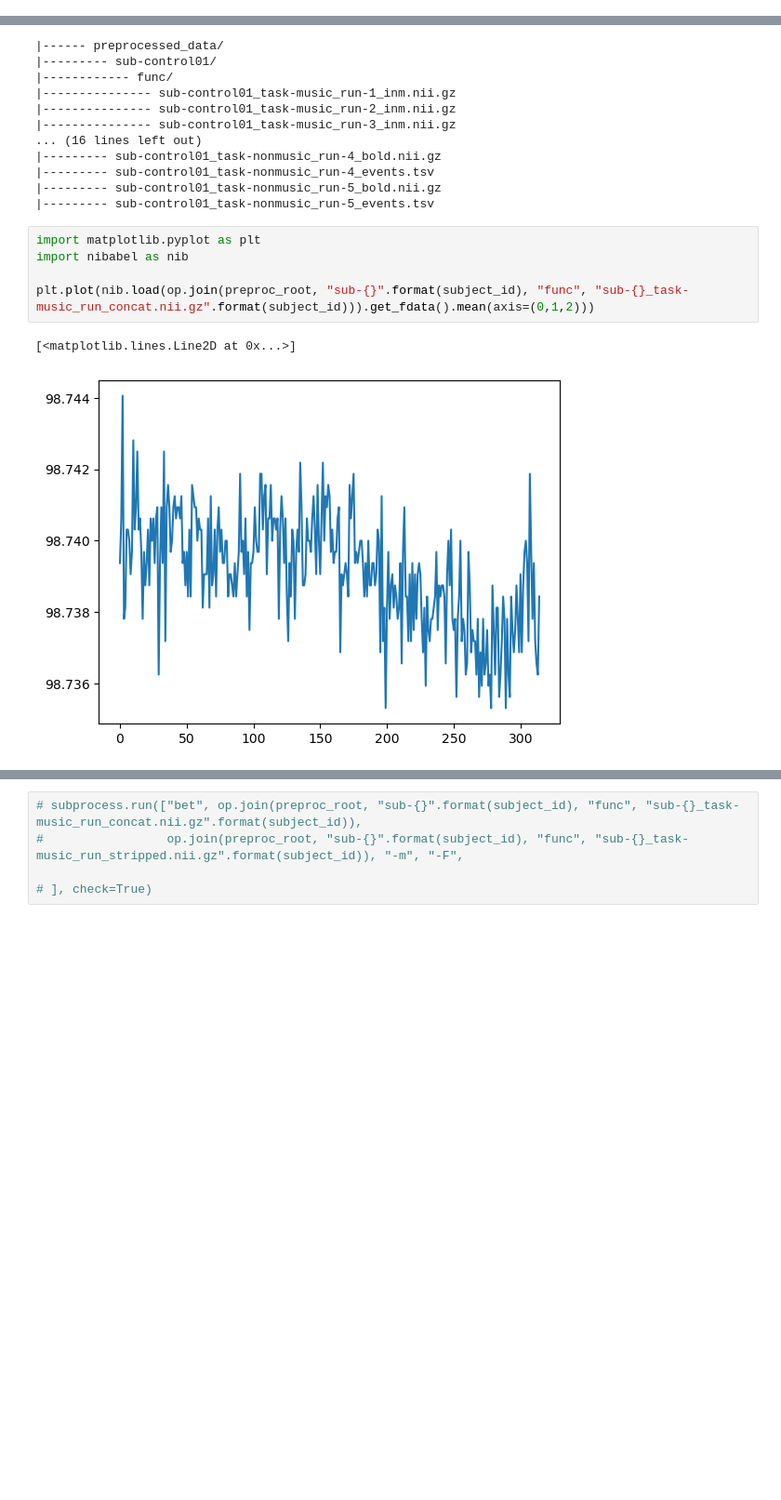
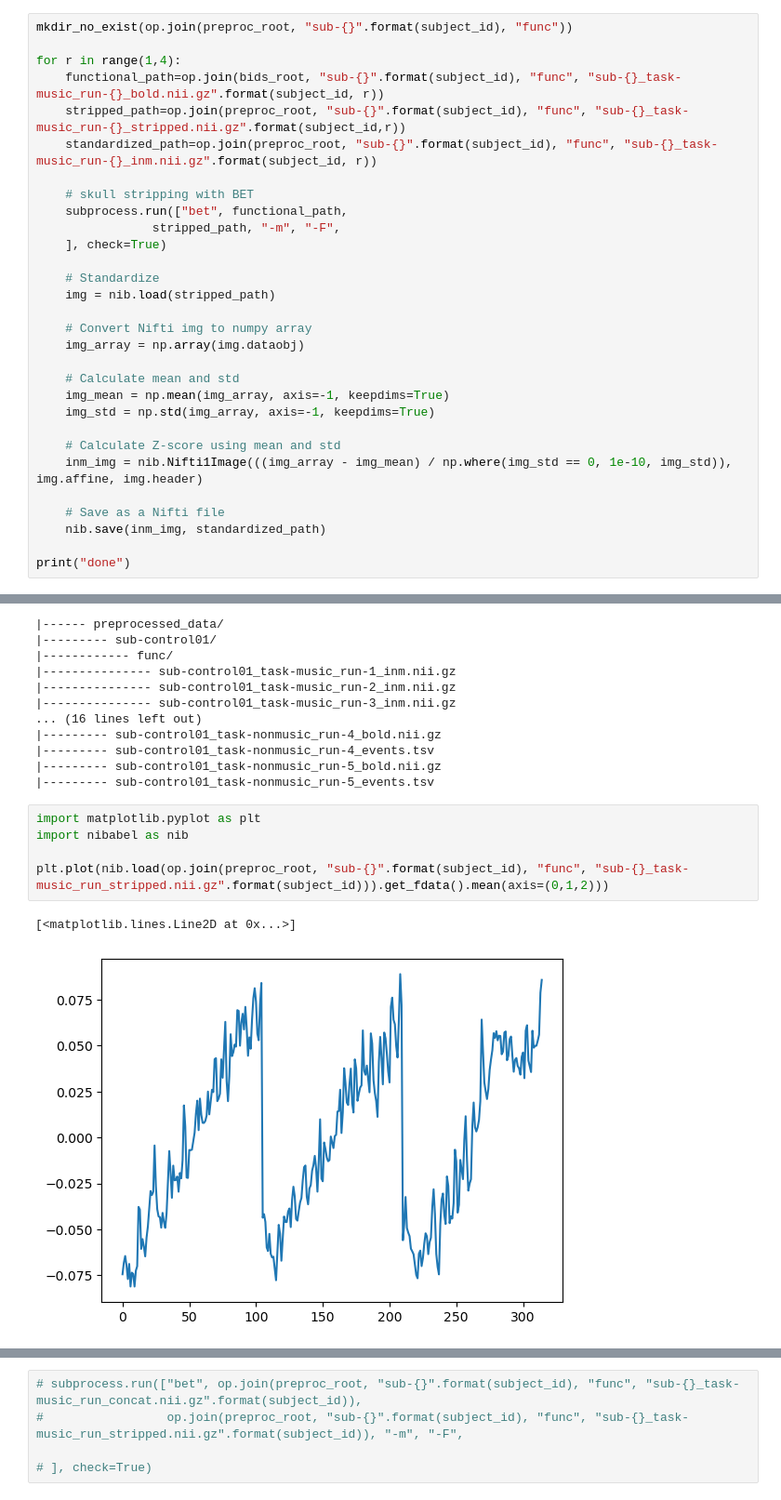
Before and after one commit to Ayphoss/NX-422, a Jupyter notebook: Miniproject-1.ipynb, the cells around one changed output, grey strips where cells are left out. Shown at 93% size. Cells and saved outputs as stored; diff of their text form; blank space fills up the shorter version.

```diff
--- a/Miniproject-1.ipynb
+++ b/Miniproject-1.ipynb
@@ -251,0 +240,30 @@ done
+# %%
+mkdir_no_exist(op.join(preproc_root, "sub-{}".format(subject_id), "func"))
+
+for r in range(1,4):
+    functional_path=op.join(bids_root, "sub-{}".format(subject_id), "func", "sub-{}_task-music_run-{}_bold.nii.gz".format(subject_id, r))
+    stripped_path=op.join(preproc_root, "sub-{}".format(subject_id), "func", "sub-{}_task-music_run-{}_stripped.nii.gz".format(subject_id,r))
+    standardized_path=op.join(preproc_root, "sub-{}".format(subject_id), "func", "sub-{}_task-music_run-{}_inm.nii.gz".format(subject_id, r))
+
+    # skull stripping with BET
+    subprocess.run(["bet", functional_path,
+                stripped_path, "-m", "-F",
+    ], check=True)
+
+    # Standardize
+    img = nib.load(stripped_path)
+
+    # Convert Nifti img to numpy array
+    img_array = np.array(img.dataobj)
+
+    # Calculate mean and std
+    img_mean = np.mean(img_array, axis=-1, keepdims=True)
+    img_std = np.std(img_array, axis=-1, keepdims=True)
+
+    # Calculate Z-score using mean and std
+    inm_img = nib.Nifti1Image(((img_array - img_mean) / np.where(img_std == 0, 1e-10, img_std)), img.affine, img.header)
+
+    # Save as a Nifti file
+    nib.save(inm_img, standardized_path)
+
+print("done")
@@ -298,9 +318,9 @@ print_dir_tree(bids_root, max_depth=5)
 # %%
 import matplotlib.pyplot as plt
 import nibabel as nib
 
-plt.plot(nib.load(op.join(preproc_root, "sub-{}".format(subject_id), "func", "sub-{}_task-music_run_concat.nii.gz".format(subject_id))).get_fdata().mean(axis=(0,1,2)))
+plt.plot(nib.load(op.join(preproc_root, "sub-{}".format(subject_id), "func", "sub-{}_task-music_run_stripped.nii.gz".format(subject_id))).get_fdata().mean(axis=(0,1,2)))
 # %% [output]
 [<matplotlib.lines.Line2D at 0x...>]
-[figure, old version]
+[figure, new version]
 # %% [markdown]
```
Also changed, not shown: parts of 7 cells of this notebook.
